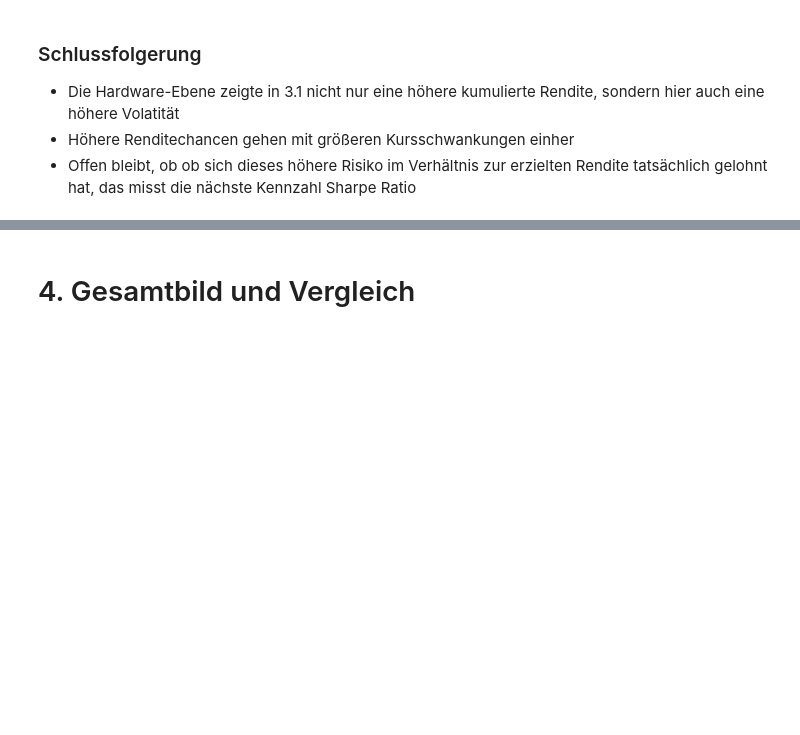
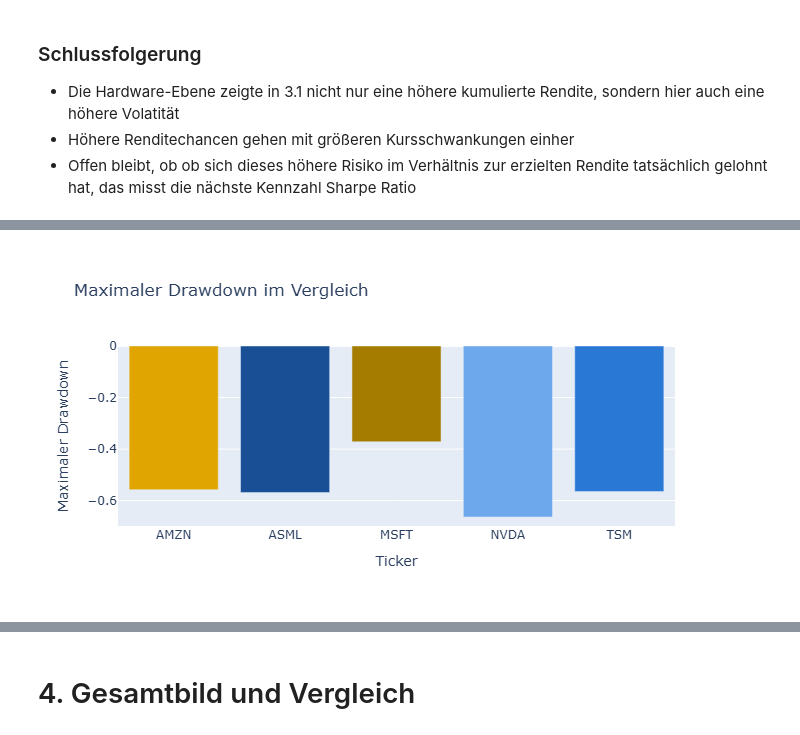
Before and after one commit to dustin-keks/DLBFTPPP01, a Jupyter notebook: praesentation.ipynb, the cells around one changed output, grey strips where cells are left out. Cells and saved outputs as stored; diff of their text form; code cells hidden in the pictures; blank space fills up the shorter version.

```diff
--- a/praesentation.ipynb
+++ b/praesentation.ipynb
@@ -303,0 +354,5 @@ figur_volatilitaet.show()
+# %%
+bisheriges_hoch = close.cummax()
+taeglicher_drawdown = (close - bisheriges_hoch) / bisheriges_hoch
+maximaler_drawdown = taeglicher_drawdown.min()
+maximaler_drawdown
@@ -303,0 +367,12 @@ figur_volatilitaet.show()
+# %%
+figure_maximaler_drawdown = plotly.express.bar(
+    maximaler_drawdown,
+    color=maximaler_drawdown.index,
+    color_discrete_map=farben,
+    labels={"value": "Maximaler Drawdown"},
+    title="Maximaler Drawdown im Vergleich"
+)
+figure_maximaler_drawdown.update_layout(showlegend=False)
+figure_maximaler_drawdown.show()
+# %% [output]
+[figure, added]
```
Also changed, not shown: parts of 18 cells of this notebook.
